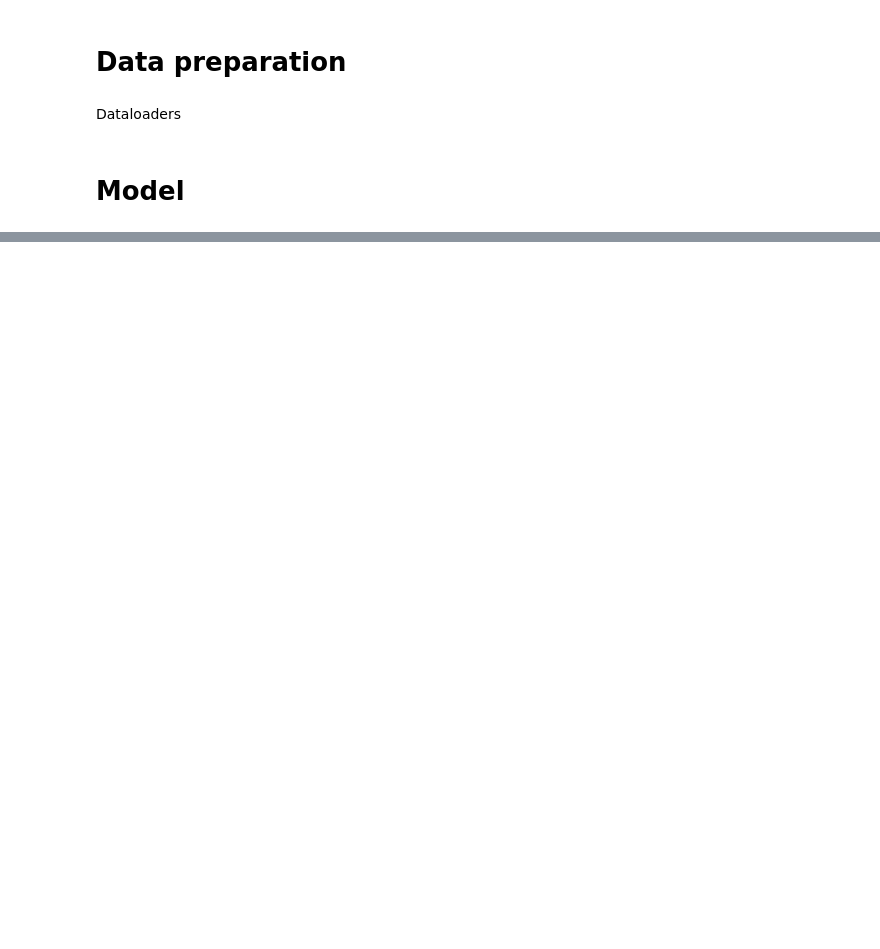
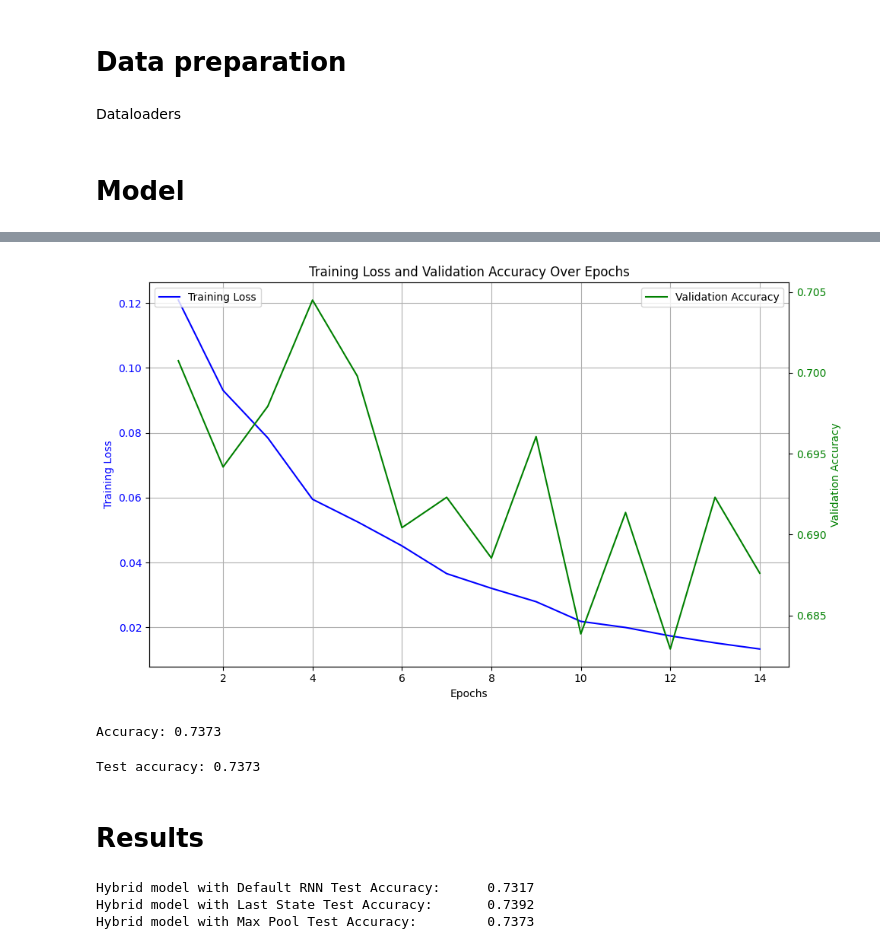
Before and after one commit to qkm2000/sc4002, a Jupyter notebook: Part_3.5.ipynb, the cells around one changed output, grey strips where cells are left out. Cells and saved outputs as stored; diff of their text form; code cells hidden in the pictures; blank space fills up the shorter version.

```diff
--- a/Part_3.5.ipynb
+++ b/Part_3.5.ipynb
@@ -119,0 +184,15 @@ plot_training_progress(train_losses, val_accuracies)
+# %%
+# Train and validate the model
+train_losses, val_accuracies = train_hybrid_model(
+    model=model,
+    trn_dataloader=trn_dataloader,
+    val_dataloader=val_dataloader,
+    optimizer=torch.optim.Adam(model.parameters(), lr=0.0001),
+    criterion=nn.BCELoss(),
+    epochs=100,
+    model_save_path="modelfiles/",
+    early_stopping_patience=10,
+    load_best_model_at_end=True,
+    device='cuda' if torch.cuda.is_available() else 'cpu',
+    train_mode= "max_pool"
+)
@@ -119,0 +217,22 @@ plot_training_progress(train_losses, val_accuracies)
+# %%
+plot_training_progress(train_losses, val_accuracies)
+# %% [output]
+[figure, added]
+# %%
+max_pool_test_accuracy = validate(model, tst_dataloader)
+# %% [output]
+Accuracy: 0.7373
+# %%
+print(f"Test accuracy: {max_pool_test_accuracy:.4f}")
+# %% [output]
+Test accuracy: 0.7373
+# %% [markdown]
+# Results
+# %%
+print(f"Hybrid model with Default RNN Test Accuracy:      {default_rnn_test_accuracy:.4f}")
+print(f"Hybrid model with Last State Test Accuracy:       {last_state_test_accuracy:.4f}")
+print(f"Hybrid model with Max Pool Test Accuracy:         {max_pool_test_accuracy:.4f}")
+# %% [output]
+Hybrid model with Default RNN Test Accuracy:      0.7317
+Hybrid model with Last State Test Accuracy:       0.7392
+Hybrid model with Max Pool Test Accuracy:         0.7373
```
Also changed, not shown: parts of 12 cells of this notebook, 1 other file.
